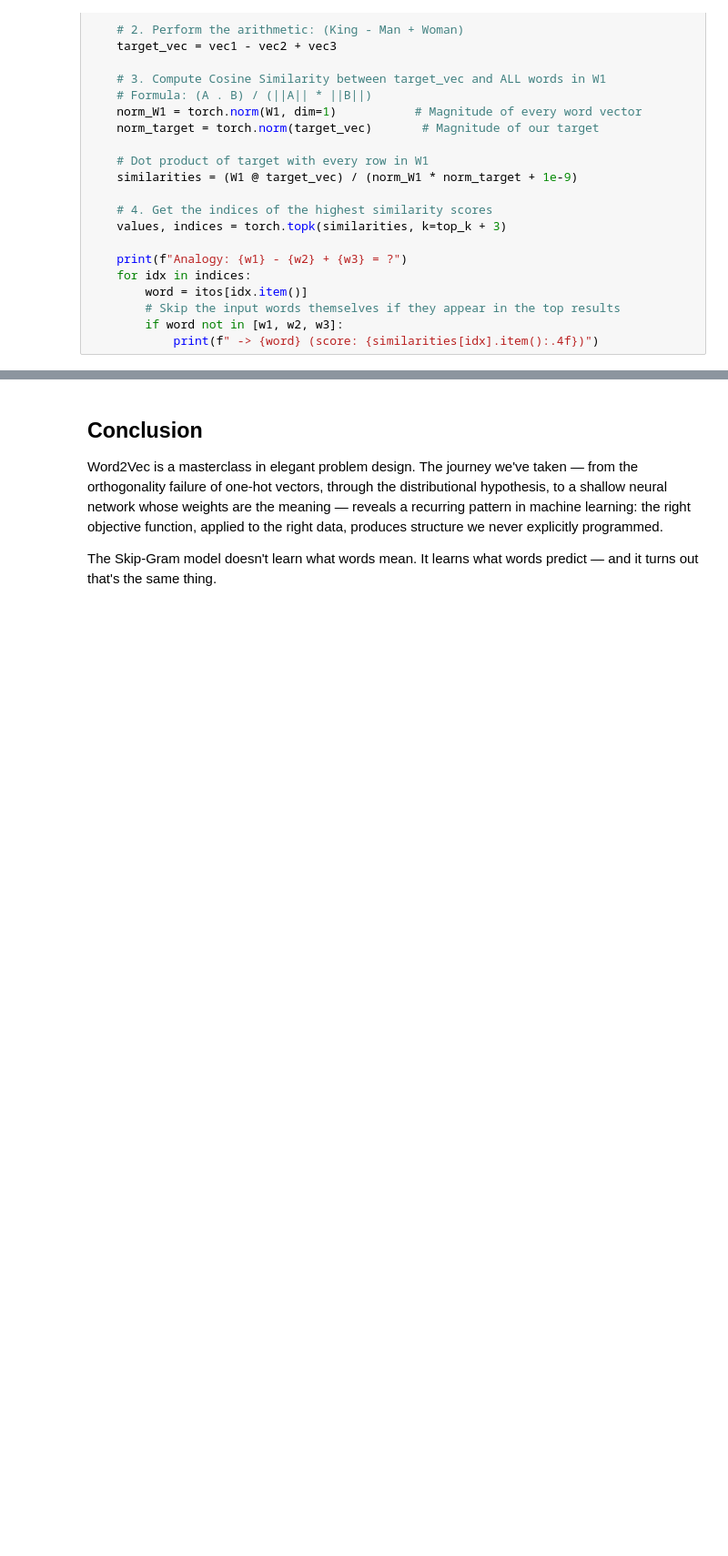
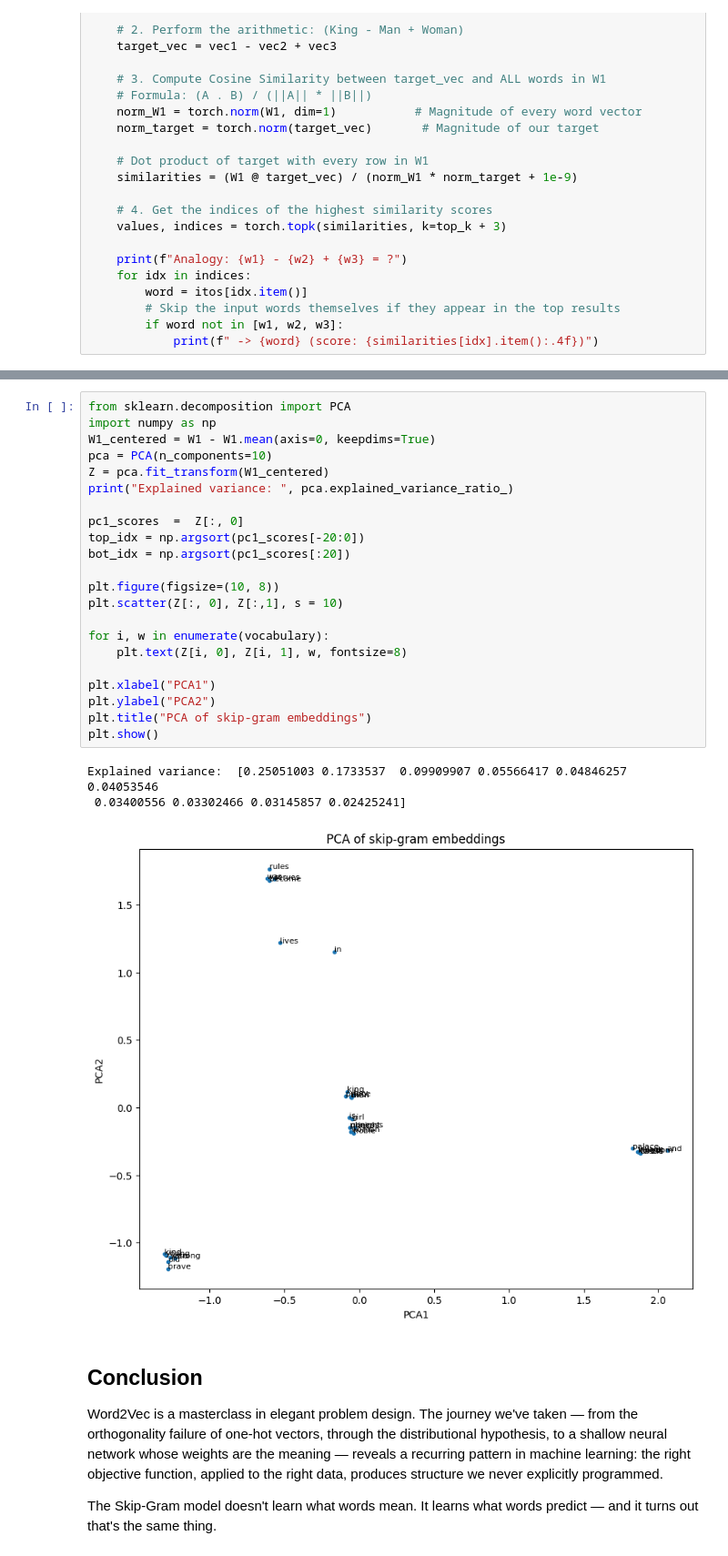
Before and after one commit to saibaba/notebooks, a Jupyter notebook: skipgram_theory_practice.ipynb, the cells around one changed output, grey strips where cells are left out. Shown at 91% size. Saved outputs shown, nothing was run; the diff lists cells and outputs as text; blank space fills up the shorter version.

```diff
--- a/skipgram_theory_practice.ipynb
+++ b/skipgram_theory_practice.ipynb
@@ -1173,3 +1166,29 @@ Analogy: king - man + woman = ?
+# %%
+from sklearn.decomposition import PCA
+import numpy as np
+W1_centered = W1 - W1.mean(axis=0, keepdims=True)
+pca = PCA(n_components=10)
+Z = pca.fit_transform(W1_centered)
+print("Explained variance: ", pca.explained_variance_ratio_)
+
+pc1_scores  =  Z[:, 0]
+top_idx = np.argsort(pc1_scores[-20:0])
+bot_idx = np.argsort(pc1_scores[:20])
+
+plt.figure(figsize=(10, 8))
+plt.scatter(Z[:, 0], Z[:,1], s = 10)
+
+for i, w in enumerate(vocabulary):
+    plt.text(Z[i, 0], Z[i, 1], w, fontsize=8)
+
+plt.xlabel("PCA1")
+plt.ylabel("PCA2")
+plt.title("PCA of skip-gram embeddings")
+plt.show()
+# %% [output]
+Explained variance:  [0.25051003 0.1733537  0.09909907 0.05566417 0.04846257 0.04053546
+ 0.03400556 0.03302466 0.03145857 0.02425241]
+[figure, added]
 # %% [markdown]
 ## Conclusion
 
```
Also changed, not shown: parts of 10 cells of this notebook.
